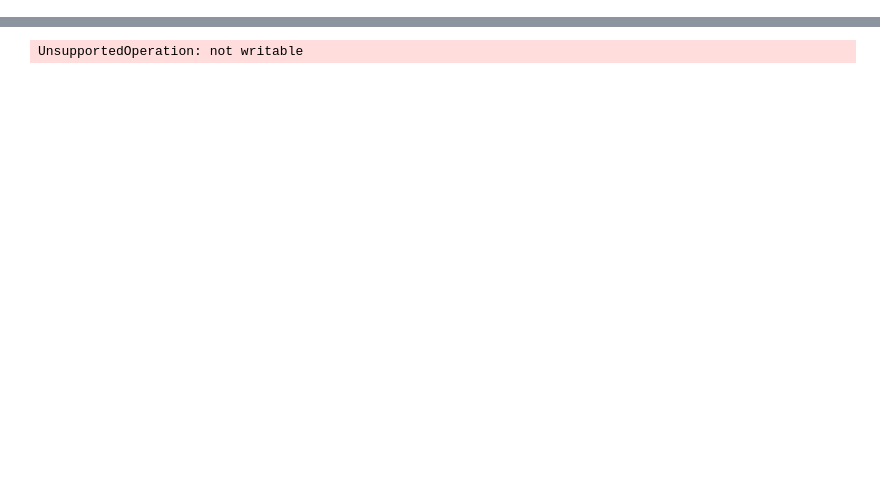
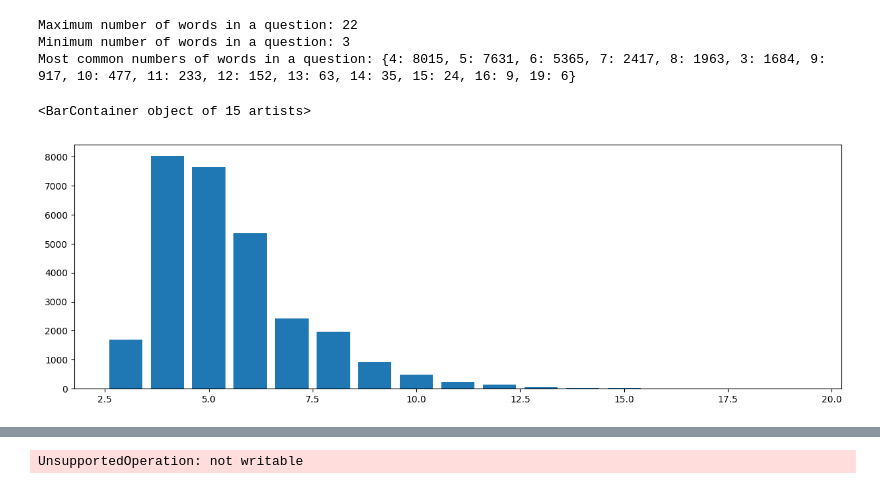
Before and after one commit to mbjurca/VQA, a Jupyter notebook: datasets/coco_vqa_data_analysis.ipynb, the cells around one changed output, grey strips where cells are left out. Drawn from its saved outputs; the diff is of its cells as text; code cells hidden in the pictures; blank space fills up the shorter version.

```diff
--- a/datasets/coco_vqa_data_analysis.ipynb
+++ b/datasets/coco_vqa_data_analysis.ipynb
@@ -27,0 +60,28 @@ with open(cfg.DATASET.TRAIN_FILE) as f:
+# %%
+# Number of words in a question
+
+import matplotlib.pyplot as plt
+from collections import Counter
+
+nr_words_list = []
+for keys, values in d.items():
+    question = values['question']
+    question = re.sub(r'[^\w\s]', '', question.lower())
+    words = question.split()
+    nr_words_list.append(len(words))
+
+nr_words_freq = Counter(nr_words_list)
+most_common_nr_words = dict(nr_words_freq.most_common(15))
+
+print('Maximum number of words in a question:', max(nr_words_freq))
+print('Minimum number of words in a question:', min(nr_words_freq))
+print('Most common numbers of words in a question:', most_common_nr_words)
+
+plt.figure().set_figwidth(15)
+plt.bar(most_common_nr_words.keys(),most_common_nr_words.values())
+# %% [output]
+Maximum number of words in a question: 22
+Minimum number of words in a question: 3
+Most common numbers of words in a question: {4: 8015, 5: 7631, 6: 5365, 7: 2417, 8: 1963, 3: 1684, 9: 917, 10: 477, 11: 233, 12: 152, 13: 63, 14: 35, 15: 24, 16: 9, 19: 6}
+<BarContainer object of 15 artists>
+[figure, added]
```
Also changed, not shown: parts of 10 cells of this notebook, 16 other files.
